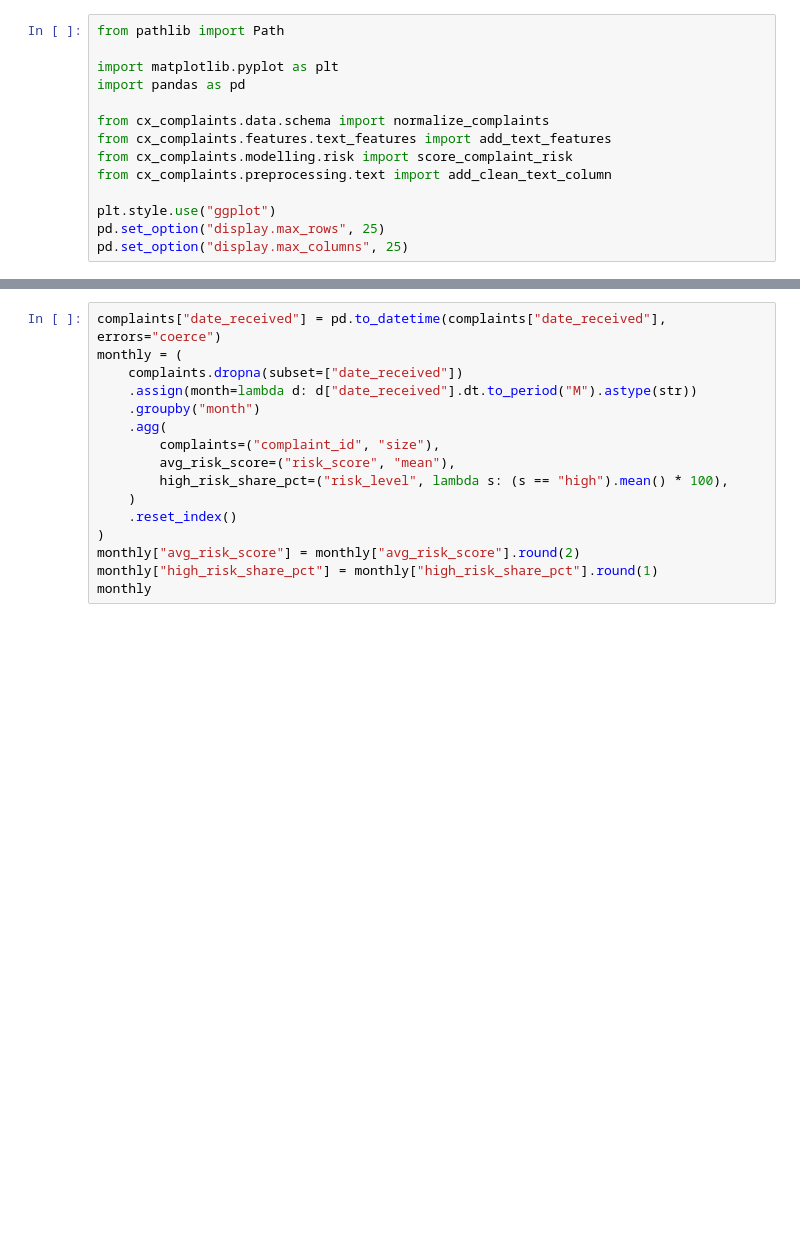
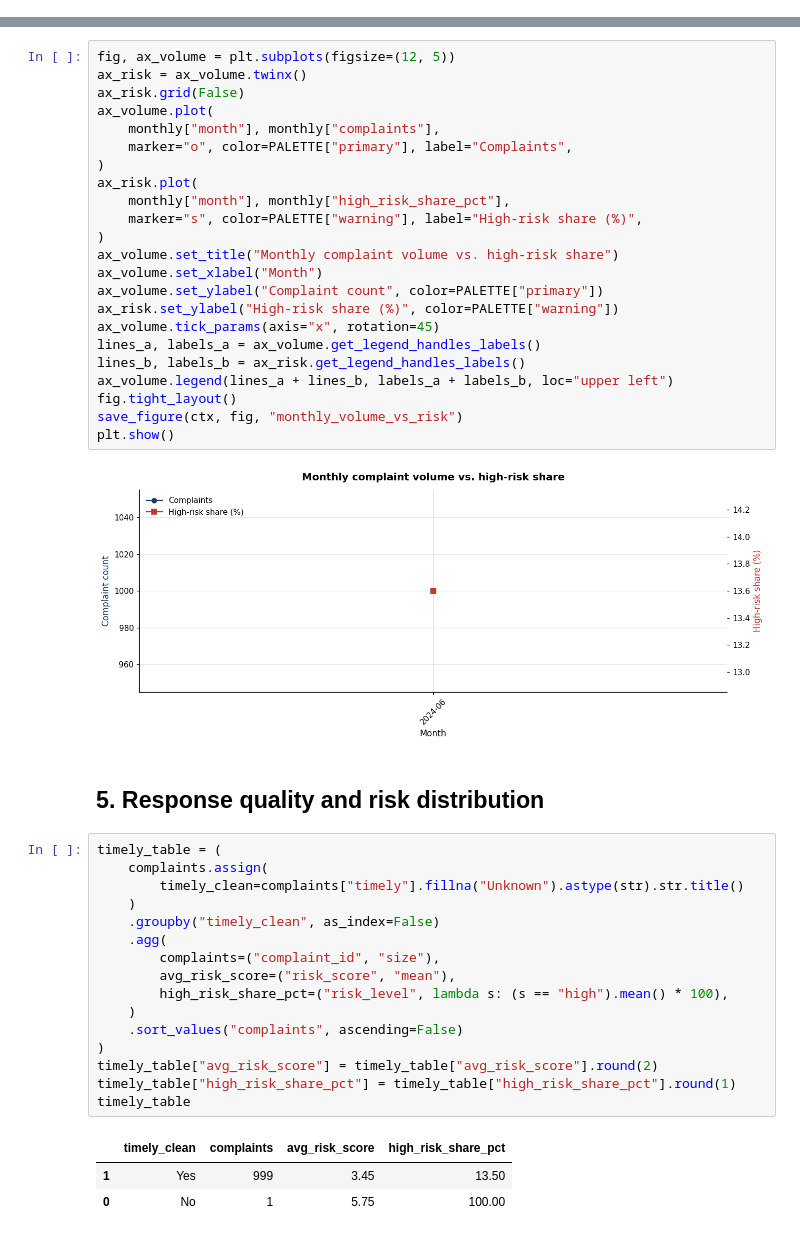
Before and after one commit to DiogoRibeiro7/cx-complaint-intelligence, a Jupyter notebook: notebooks/01_complaint_intelligence_analysis.ipynb, the cells around one changed output, grey strips where cells are left out. Drawn from its saved outputs; the diff is of its cells as text; blank space fills up the shorter version.

```diff
--- a/notebooks/01_complaint_intelligence_analysis.ipynb
+++ b/notebooks/01_complaint_intelligence_analysis.ipynb
@@ -11,14 +0,0 @@ This notebook is designed to be reproducible from local project data. It uses pr
-# %%
-from pathlib import Path
-
-import matplotlib.pyplot as plt
-import pandas as pd
-
-from cx_complaints.data.schema import normalize_complaints
-from cx_complaints.features.text_features import add_text_features
-from cx_complaints.modelling.risk import score_complaint_risk
-from cx_complaints.preprocessing.text import add_clean_text_column
-
-plt.style.use("ggplot")
-pd.set_option("display.max_rows", 25)
-pd.set_option("display.max_columns", 25)
@@ -127,16 +181,47 @@ fig.tight_layout()
+# %%
+fig, ax_volume = plt.subplots(figsize=(12, 5))
+ax_risk = ax_volume.twinx()
+ax_risk.grid(False)
+ax_volume.plot(
+    monthly["month"], monthly["complaints"],
+    marker="o", color=PALETTE["primary"], label="Complaints",
+)
+ax_risk.plot(
+    monthly["month"], monthly["high_risk_share_pct"],
+    marker="s", color=PALETTE["warning"], label="High-risk share (%)",
+)
+ax_volume.set_title("Monthly complaint volume vs. high-risk share")
+ax_volume.set_xlabel("Month")
+ax_volume.set_ylabel("Complaint count", color=PALETTE["primary"])
+ax_risk.set_ylabel("High-risk share (%)", color=PALETTE["warning"])
+ax_volume.tick_params(axis="x", rotation=45)
+lines_a, labels_a = ax_volume.get_legend_handles_labels()
+lines_b, labels_b = ax_risk.get_legend_handles_labels()
+ax_volume.legend(lines_a + lines_b, labels_a + labels_b, loc="upper left")
+fig.tight_layout()
+save_figure(ctx, fig, "monthly_volume_vs_risk")
+plt.show()
+# %% [output]
+[figure, added]
+# %% [markdown]
+## 5. Response quality and risk distribution
 # %%
-complaints["date_received"] = pd.to_datetime(complaints["date_received"], errors="coerce")
-monthly = (
-    complaints.dropna(subset=["date_received"])
-    .assign(month=lambda d: d["date_received"].dt.to_period("M").astype(str))
-    .groupby("month")
+timely_table = (
+    complaints.assign(
+        timely_clean=complaints["timely"].fillna("Unknown").astype(str).str.title()
+    )
+    .groupby("timely_clean", as_index=False)
     .agg(
         complaints=("complaint_id", "size"),
         avg_risk_score=("risk_score", "mean"),
         high_risk_share_pct=("risk_level", lambda s: (s == "high").mean() * 100),
     )
-    .reset_index()
+    .sort_values("complaints", ascending=False)
 )
-monthly["avg_risk_score"] = monthly["avg_risk_score"].round(2)
-monthly["high_risk_share_pct"] = monthly["high_risk_share_pct"].round(1)
-monthly
+timely_table["avg_risk_score"] = timely_table["avg_risk_score"].round(2)
+timely_table["high_risk_share_pct"] = timely_table["high_risk_share_pct"].round(1)
+timely_table
+# %% [output]
+|  | timely_clean | complaints | avg_risk_score | high_risk_share_pct |
+| 1 | Yes | 999 | 3.45 | 13.50 |
+| 0 | No | 1 | 5.75 | 100.00 |
```
Also changed, not shown: parts of 31 cells of this notebook, 14 other files.
